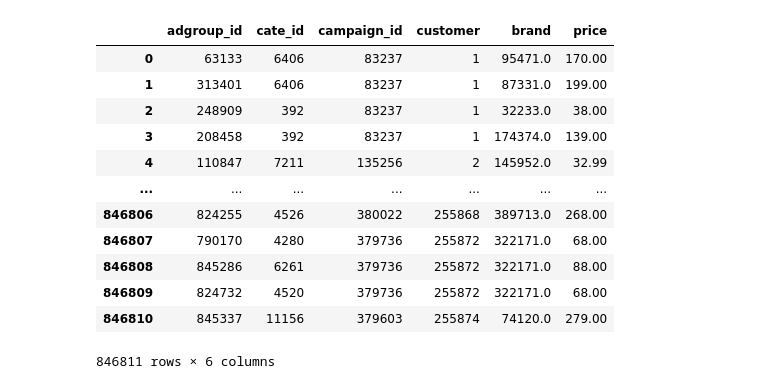
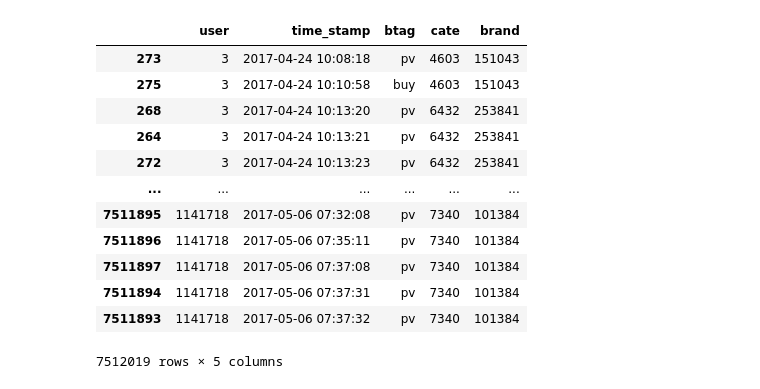
Before and after one commit to S-onder/DIEN_sjl, a Jupyter notebook: prepare_data.ipynb, the cells around one changed output. Cells and saved outputs as stored; diff of their text form; code cells hidden in the pictures.

```diff
--- a/prepare_data.ipynb
+++ b/prepare_data.ipynb
@@ -70,16 +60,0 @@ behivor_cnt['count'].plot(kind='kde')
-# %%
-ad_features
-# %% [output]
-|  | adgroup_id | cate_id | campaign_id | customer | brand | price |
-| 0 | 63133 | 6406 | 83237 | 1 | 95471.0 | 170.00 |
-| 1 | 313401 | 6406 | 83237 | 1 | 87331.0 | 199.00 |
-| 2 | 248909 | 392 | 83237 | 1 | 32233.0 | 38.00 |
-| 3 | 208458 | 392 | 83237 | 1 | 174374.0 | 139.00 |
-| 4 | 110847 | 7211 | 135256 | 2 | 145952.0 | 32.99 |
-| ... | ... | ... | ... | ... | ... | ... |
-| 846806 | 824255 | 4526 | 380022 | 255868 | 389713.0 | 268.00 |
-| 846807 | 790170 | 4280 | 379736 | 255872 | 322171.0 | 68.00 |
-| 846808 | 845286 | 6261 | 379736 | 255872 | 322171.0 | 88.00 |
-| 846809 | 824732 | 4520 | 379736 | 255872 | 322171.0 | 68.00 |
-| 846810 | 845337 | 11156 | 379603 | 255874 | 74120.0 | 279.00 |
-846811 rows × 6 columns
@@ -85,0 +77,17 @@ ad_features
+# %%
+sample_behavior_log = sample_behavior_log.sort_values(by=['user', 'time_stamp'], ascending=[True, True])
+sample_behavior_log
+# %% [output]
+|  | user | time_stamp | btag | cate | brand |
+| 273 | 3 | 2017-04-24 10:08:18 | pv | 4603 | 151043 |
+| 275 | 3 | 2017-04-24 10:10:58 | buy | 4603 | 151043 |
+| 268 | 3 | 2017-04-24 10:13:20 | pv | 6432 | 253841 |
+| 264 | 3 | 2017-04-24 10:13:21 | pv | 6432 | 253841 |
+| 272 | 3 | 2017-04-24 10:13:23 | pv | 6432 | 253841 |
+| ... | ... | ... | ... | ... | ... |
+| 7511895 | 1141718 | 2017-05-06 07:32:08 | pv | 7340 | 101384 |
+| 7511896 | 1141718 | 2017-05-06 07:35:11 | pv | 7340 | 101384 |
+| 7511897 | 1141718 | 2017-05-06 07:37:08 | pv | 7340 | 101384 |
+| 7511894 | 1141718 | 2017-05-06 07:37:31 | pv | 7340 | 101384 |
+| 7511893 | 1141718 | 2017-05-06 07:37:32 | pv | 7340 | 101384 |
+7512019 rows × 5 columns
```
Also changed, not shown: parts of 27 cells of this notebook.
